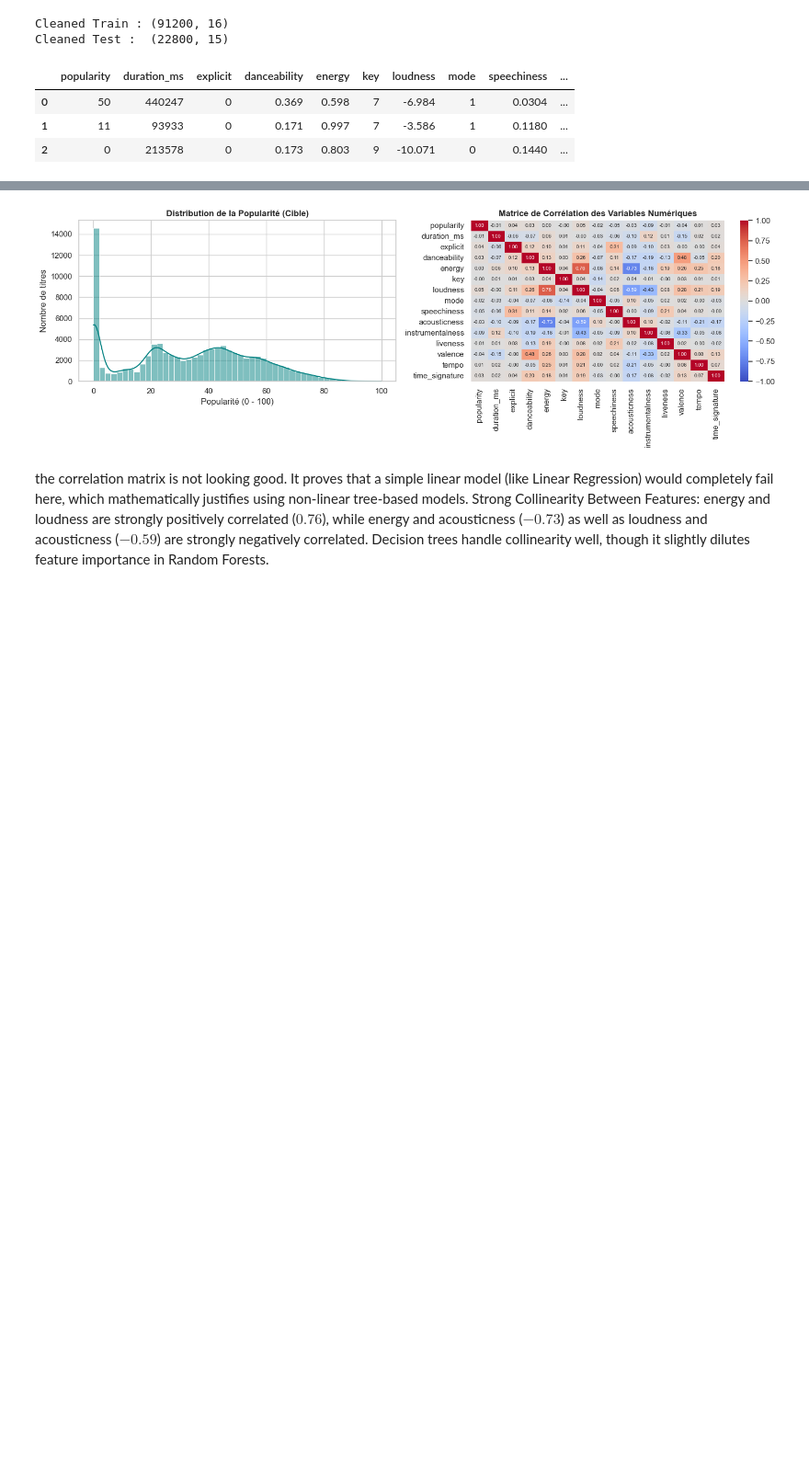
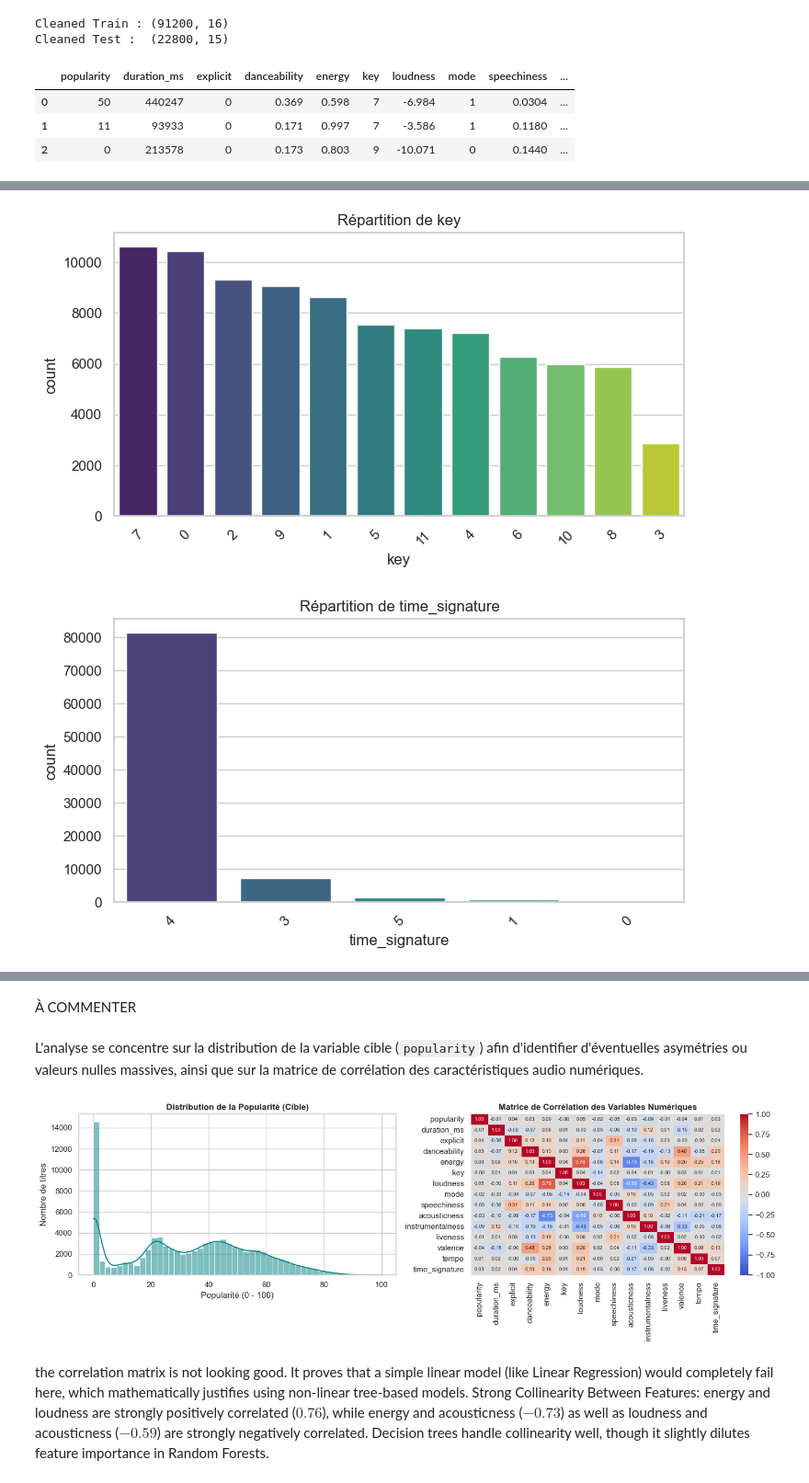
Before and after one commit to Nokenz/SpotifyML, a Jupyter notebook: notebooks/prediction_model.ipynb, the cells around one changed output, grey strips where cells are left out. Shown at 92% size. Saved outputs shown, nothing was run; the diff lists cells and outputs as text; code cells hidden in the pictures; blank space fills up the shorter version.

```diff
--- a/notebooks/prediction_model.ipynb
+++ b/notebooks/prediction_model.ipynb
@@ -31,15 +32,12 @@ warnings.filterwarnings('ignore')
 pd.set_option('display.max_columns', None)
 sns.set_theme(style="whitegrid")
 # %%
-train_df = pd.read_csv('train.csv')
-test_df = pd.read_csv('test.csv')
 
-print(f"Training Set Shape: {train_df.shape}")
-print(f"Testing Set Shape:  {test_df.shape}")
+data_dir = Path("../data")
 
-print("\n--- Training Data Preview ---")
-display(train_df.head())
-
-print("\n--- Testing Data Preview ---")
-display(test_df.head())
+train = pd.read_csv(data_dir / "train.csv")
+test = pd.read_csv(data_dir / "test.csv")
+print(f"Dimensions test: {test.shape[0]} lignes, {test.shape[1]} colonnes")
+print(f"Dimensions train: {train.shape[0]} lignes, {train.shape[1]} colonnes")
+display(train.head(5))
 # %% [output]
@@ -112,0 +134,16 @@ L'analyse se concentre sur la distribution de la variable cible (`popularity`) a
+# %%
+# 2. Répartition des variables catégorielles principales
+train['key'] = train['key'].astype('category')
+train['time_signature'] = train['time_signature'].astype('category')
+cat_cols = train.select_dtypes(include=['object', 'category']).columns
+
+for col in cat_cols:
+    if train[col].nunique() <= 150:  # Limiter aux colonnes avec peu de catégories
+        plt.figure(figsize=(8, 4))
+        sns.countplot(data=train, x=col, order=train[col].value_counts().index, palette='viridis')
+        plt.title(f'Répartition de {col}')
+        plt.xticks(rotation=45)
+        plt.show()
+# %% [output]
+[figure, added]
+[figure, added]
@@ -113,3 +151,7 @@ L'analyse se concentre sur la distribution de la variable cible (`popularity`) a
+# %% [markdown]
+À COMMENTER
+# %% [markdown]
+L'analyse se concentre sur la distribution de la variable cible (`popularity`) afin d'identifier d'éventuelles asymétries ou valeurs nulles massives, ainsi que sur la matrice de corrélation des caractéristiques audio numériques.
 # %%
 fig, axes = plt.subplots(1, 2, figsize=(15, 5))
 
```
Also changed, not shown: parts of 7 cells of this notebook, 1 other file.
